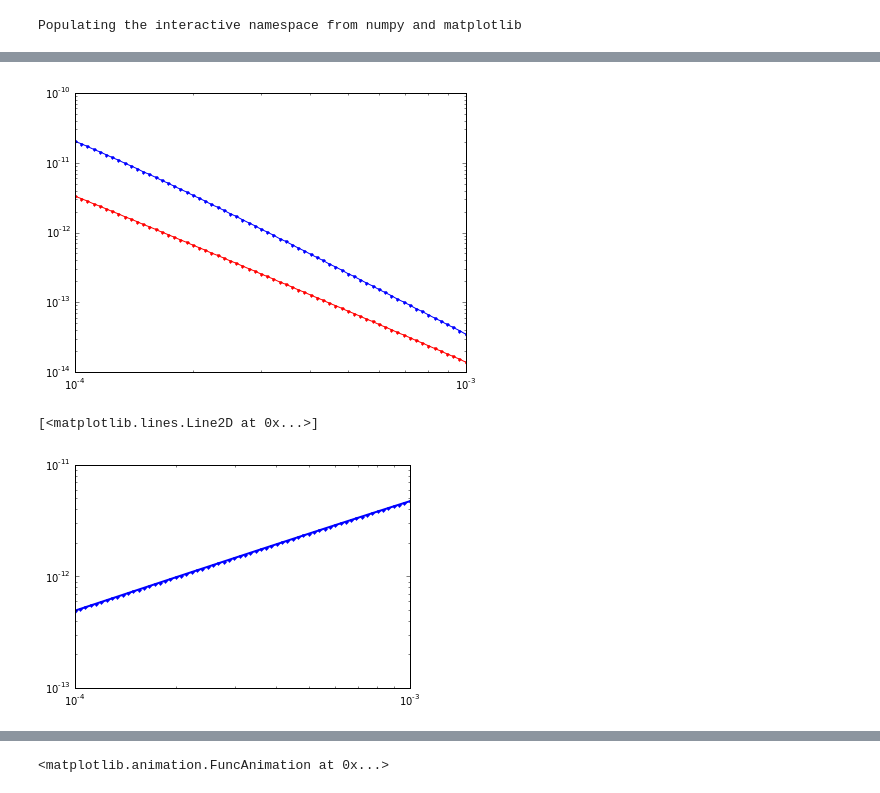
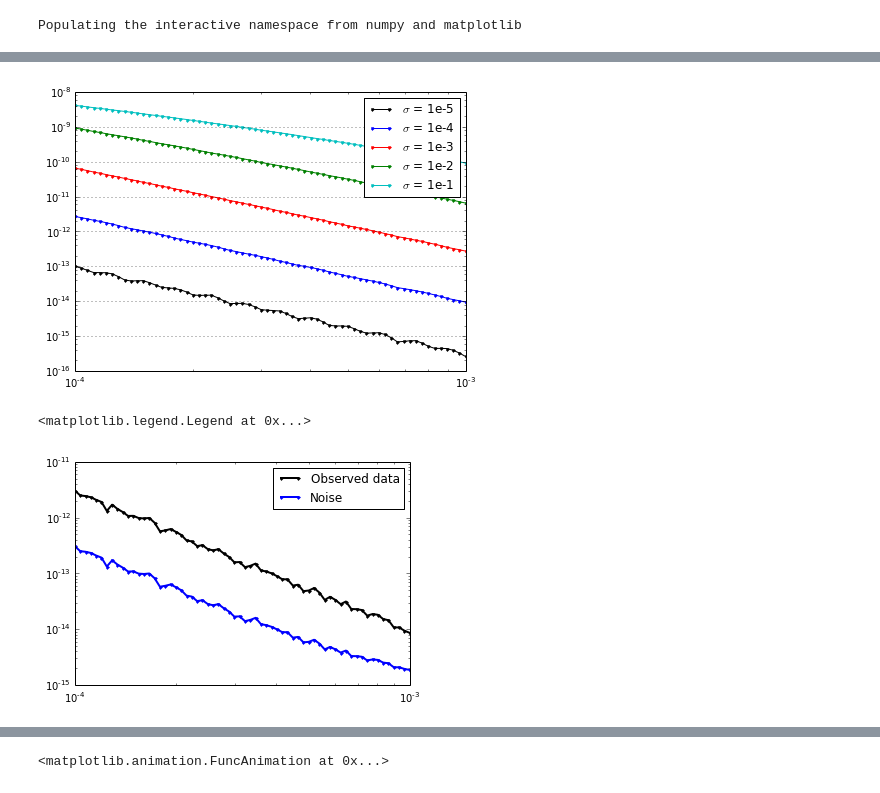
Before and after one commit to simpeg/simpegEM1D, a Jupyter notebook: simpegem1d/notebooks/EM1D_inversion_TD_half.ipynb, the cells around one changed output, grey strips where cells are left out. Saved outputs shown, nothing was run; the diff lists cells and outputs as text; code cells hidden in the pictures.

```diff
--- a/simpegem1d/notebooks/EM1D_inversion_TD_half.ipynb
+++ b/simpegem1d/notebooks/EM1D_inversion_TD_half.ipynb
@@ -11,15 +11,12 @@ TDsurvey.txLoc = np.array([0., 0., 100.+80.])
 TDsurvey.fieldtype = 'secondary'
 TDsurvey.rxType = 'dBzdt'
 TDsurvey.waveType = 'stepoff'
-TDsurvey.txType = 'VMD'
-TDsurvey.offset = 1e-5
-# TDsurvey.a = 2.5
-# TDsurvey.I = 1.
+TDsurvey.txType = 'CircularLoop'
+# TDsurvey.offset = 1e-5
+TDsurvey.a = 2.5
+TDsurvey.I = 1.
 cs = 10.
-nearthick = np.logspace(-1, 1, 3)
-linthick = np.ones(10)*cs
-deepthick = np.logspace(1, 2, 3)
-hx = np.r_[nearthick, linthick, deepthick, deepthick[-1]]
+hx = np.r_[100.]
 mesh1D = Mesh.TensorMesh([hx], [0.])
 depth = -mesh1D.gridN[:-1]
 LocSigZ = -mesh1D.gridCC
@@ -29,10 +26,10 @@ TDsurvey.depth = depth
 TDsurvey.topo = topo
 TDsurvey.LocSigZ = LocSigZ
 TDsurvey.time = np.logspace(-4, -3, 64)
+TDsurvey.switchInterp = True
 TDsurvey.setFrequency(TDsurvey.time)
+TDsurvey.HalfSwitch = True
 TDsurvey.Setup1Dsystem()
-sig_half = 1e-3
-sig_blk = 1e-2
+sig_half = [1e-5, 1e-4, 1e-3, 1e-2, 1e-1]
 chi_half = 0.
-Logmodel = BaseEM1D.BaseEM1DModel(mesh1D)
-model = Model.ComboModel(mesh1D, [Logmodel])
+expmap = BaseEM1D.BaseEM1DMap(mesh1D)
@@ -53,7 +36,7 @@ ax.set_xlim(1e-4, 1e1)
 # %%
 WT0, WT1, YBASE = DigFilter.LoadWeights()
 options = {'WT0': WT0, 'WT1': WT1, 'YBASE': YBASE}
-prob = EM1D.EM1D(model, **options)
+prob = EM1D.EM1D(mesh1D, mapping=expmap, **options)
 if prob.ispaired:
     prob.unpair()
 if TDsurvey.ispaired:
@@ -61,4 +44,7 @@ if TDsurvey.ispaired:
 prob.pair(TDsurvey)
 prob.CondType = 'Real'
 prob.chi = np.zeros(TDsurvey.nlay)
-d_true = TDsurvey.dpred(m_true)
+d = []
+for sighalf in sig_half:
+    dtemp = TDsurvey.dpred(np.log(np.r_[sighalf]))
+    d.append(dtemp)
@@ -77,9 +51,15 @@ d_test = TDsurvey.dpred(m_test)
 # %%
 fig, axes = subplots(1,1, figsize = (7,5))
-axes.plot(TDsurvey.time, -d_true, '.-')
-axes.plot(TDsurvey.time, -d_test, 'r.-')
+axes.plot(TDsurvey.time, -d[0], 'k.-')
+axes.plot(TDsurvey.time, -d[1], 'b.-')
+axes.plot(TDsurvey.time, -d[2], 'r.-')
+axes.plot(TDsurvey.time, -d[3], 'g.-')
+axes.plot(TDsurvey.time, -d[4], 'c.-')
 axes.set_xscale('log');
 axes.set_yscale('log');
+plt.legend(('$\sigma$ = 1e-5', '$\sigma$ = 1e-4', '$\sigma$ = 1e-3', '$\sigma$ = 1e-2', '$\sigma$ = 1e-1'))
+axes.grid(True)
+axes.legend()
 # %% [output]
-[figure, old version]
+[figure, new version]
 # %%
@@ -95,6 +72,8 @@ TDsurvey.Wd = 1/(weight)
 prob.jacSwitch = True
 # %%
-plt.loglog(TDsurvey.time, weight, 'b.-', lw = 2)
+plt.loglog(TDsurvey.time, -TDsurvey.dobs, 'k.-', lw = 2)
+plt.loglog(TDsurvey.time, abs(uncert), 'b.-', lw = 2)
+plt.legend(('Observed data', 'Noise'))
 # %% [output]
-[<matplotlib.lines.Line2D at 0x...>]
+<matplotlib.legend.Legend at 0x...>
-[figure, old version]
+[figure, new version]
```
Also changed, not shown: parts of 16 cells of this notebook, 15 other files.
